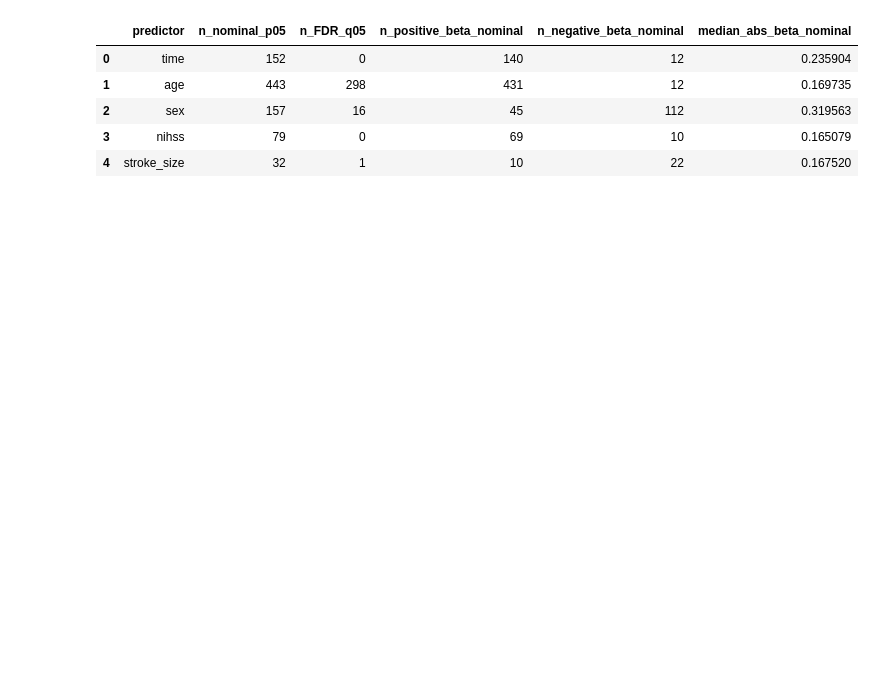
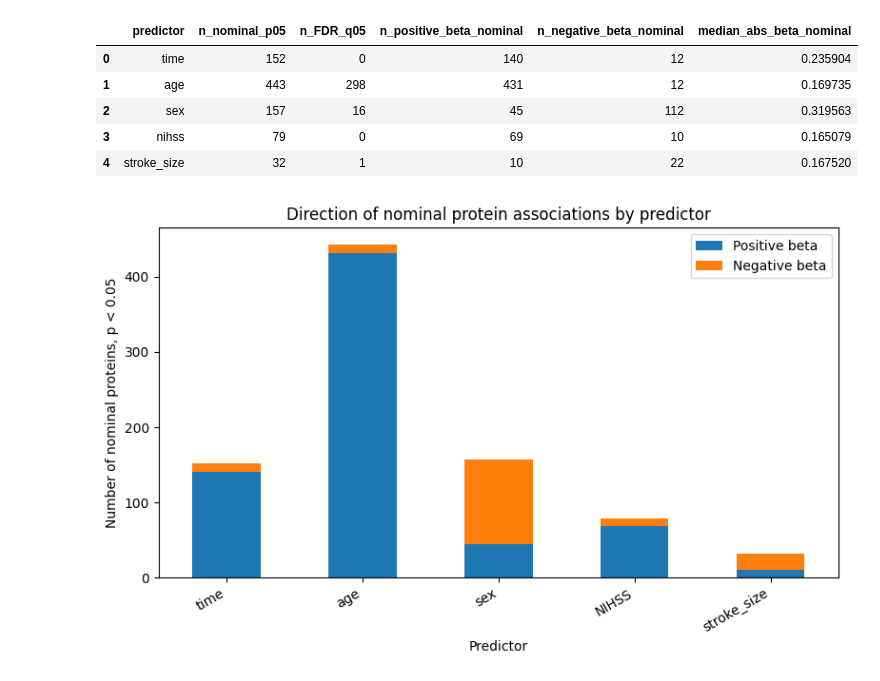
Before and after one commit to M7office/Stroke, a Jupyter notebook: Longitudinal.ipynb, the cells around one changed output. Saved outputs shown, nothing was run; the diff lists cells and outputs as text; code cells hidden in the pictures; blank space fills up the shorter version.

```diff
--- a/Longitudinal.ipynb
+++ b/Longitudinal.ipynb
@@ -371,3 +371,31 @@ predictor_summary.to_csv(
 | 2 | sex | 157 | 16 | 45 | 112 | 0.319563 |
 | 3 | nihss | 79 | 0 | 69 | 10 | 0.165079 |
 | 4 | stroke_size | 32 | 1 | 10 | 22 | 0.167520 |
+# %%
+import pandas as pd
+import matplotlib.pyplot as plt
+
+# Manually summarize from your table
+direction_counts = pd.DataFrame({
+    "predictor": [ "time","age", "sex","NIHSS", "stroke_size"],
+    "positive_direction": [140, 431, 45, 69, 10],
+    "negative_direction": [12, 12, 112, 10, 22]
+})
+
+direction_counts = direction_counts.set_index("predictor")
+
+ax = direction_counts.plot(
+    kind="bar",
+    stacked=True,
+    figsize=(8, 5)
+)
+
+plt.ylabel("Number of nominal proteins, p < 0.05")
+plt.xlabel("Predictor")
+plt.title("Direction of nominal protein associations by predictor")
+plt.xticks(rotation=30, ha="right")
+plt.legend(["Positive beta", "Negative beta"])
+plt.tight_layout()
+plt.show()
+# %% [output]
+[figure, added]
```
Also changed, not shown: parts of 3 cells of this notebook.
